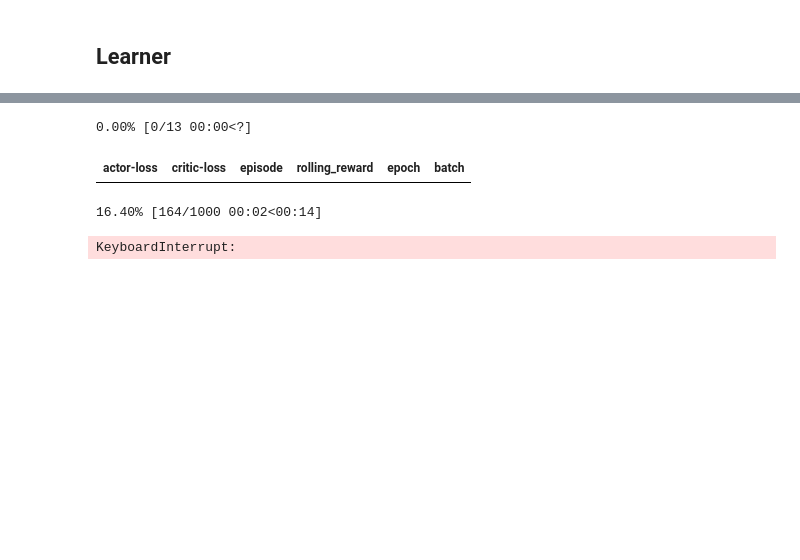
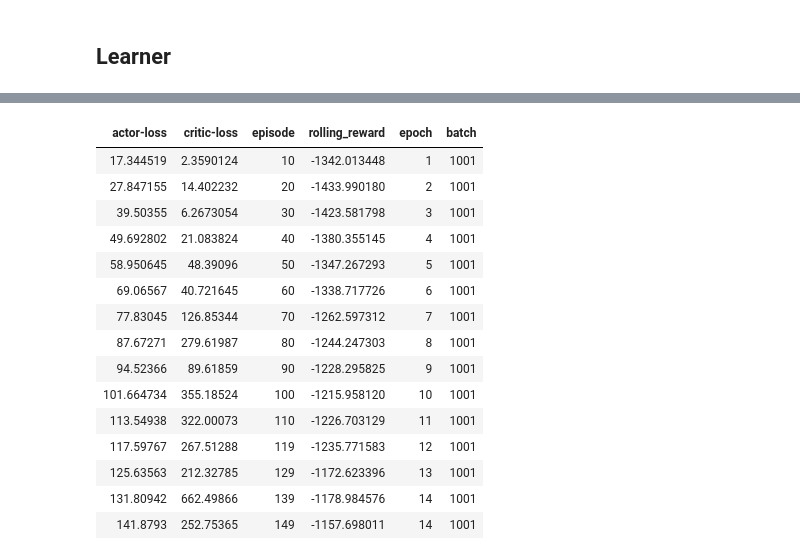
Before and after one commit to josiahls/fastrl, a Jupyter notebook: nbs/07_Agents/02_Continuous/12s_agents.ddpg.ipynb, the cells around one changed output, grey strips where cells are left out. Saved outputs shown, nothing was run; the diff lists cells and outputs as text; code cells hidden in the pictures; blank space fills up the shorter version.

```diff
--- a/nbs/07_Agents/02_Continuous/12s_agents.ddpg.ipynb
+++ b/nbs/07_Agents/02_Continuous/12s_agents.ddpg.ipynb
@@ -304,7 +304,8 @@ class Actor(Module):
             )
 
         self.layers.apply(init_kaiming_normal_weights)
-        final_layer_init_fn(self.layers[-2])
+        if final_layer_init_fn is not None:
+            final_layer_init_fn(self.layers[-2])
 
     def forward(self,x): return self.layers(x)
 
@@ -565,6 +596,7 @@ def DDPGAgent(
     # Any augmentations to the DDPG agent.
     dp_augmentation_fns:Optional[List[DataPipeAugmentationFn]]=None
 )->AgentHead:
+    "Produces continuous action outputs."
     agent_base = AgentBase(model,logger_bases=ifnone(logger_bases,[CacheLoggerBase()]))
     agent = StepFieldSelector(agent_base,field='state')
     agent = InputInjester(agent)
@@ -737,10 +776,16 @@ losses can be cached for showing."""
 class SoftTargetUpdater(dp.iter.IterDataPipe):
     def __init__(
             self,
-            source_datapipe,
-            model,
+            # Expected to produces batch elements, however could be anything
+            # since `SoftTargetUpdater` only tracks the number of iters.
+            source_datapipe:DataPipe,
+            # The model to be soft copied from
+            model:nn.Module,
+            # How often to soft copy the model as:
+            # `n_batch%target_sync==0`
             target_sync:int=1,
-            tau:int=0.001
+            # A percent of the model to copy to the target.
+            tau:float=0.001
         ):
         self.source_datapipe = source_datapipe
         self.model = model
@@ -759,5 +804,10 @@ class SoftTargetUpdater(dp.iter.IterDataPipe):
             if self.n_batch%self.target_sync==0:
                 for tp, fp in zip(self.target_model.parameters(), self.model.parameters()):
                     tp.data.copy_(self.tau * fp.data + (1.0 - self.tau) * tp.data)
+            self.n_batch+=1
 
-            self.n_batch+=1
+add_docs(
+SoftTargetUpdater,
+"""Soft-Copies `model` to a `target_model` (internal) every `target_sync` batches.""",
+to="Executes `to` on `target_model` and `model`"
+)
@@ -764,12 +826,20 @@ class SoftTargetUpdater(dp.iter.IterDataPipe):
 # %%
 #|export
 def get_target_model(
-        model,
-        pipe,
-        model_cls,
-        target_updater_cls=(SoftTargetUpdater,),
+        # If `model` is not none, then we assume it to be the target model
+        # and simply return it, otherwise we search for a `target_model`
+        model:Optional[nn.Module],
+        # The pipe to start search along
+        pipe:DataPipe,
+        # The class of the model we are looking for
+        model_cls:nn.Module,
+        # A tuple of datapipes that have a field called `target_model`.
+        # `get_target_model` will look for these in `pipe`
+        target_updater_cls:Tuple[DataPipe]=(SoftTargetUpdater,),
+        # Verbose output
         debug:bool=False
     ):
+        "Basic utility for getting the 'target' version of `model_cls` in `pipe`"
         if model is not None: return model
         target_updaters = []
         for target_updater in target_updater_cls:
@@ -931,35 +1156,47 @@ def DDPGLearner(
 # %%
 #|eval:false
 # Setup Loggers
 logger_base = ProgressBarLogger(epoch_on_pipe=EpocherCollector,
                  batch_on_pipe=BatchCollector)
 
 # Setup up the core NN
 torch.manual_seed(0)
-
 actor = Actor(3,1)
 critic = Critic(3,1)
 
 # Setup the Agent
 agent = DDPGAgent(actor,[logger_base],max_steps=5000,min_epsilon=0.1)
 
 # Setup the DataBlock
 block = DataBlock(
     GymTransformBlock(agent=agent,nsteps=2,nskips=2,firstlast=True), # We basically merge 2 steps into 1 and skip.
     (GymTransformBlock(agent=agent,n=400,nsteps=2,nskips=2,firstlast=True,include_images=True),VSCodeTransformBlock())
 )
 dls = L(block.dataloaders(['Pendulum-v1']*1))
 # Setup the Learner
 learner = DDPGLearner(actor,critic,dls,logger_bases=[logger_base],
                       bs=128,max_sz=20_000,nsteps=2,
-                      batches=1000)
+                      batches=1000,
+                      device='cpu')
 # learner.fit(1)
-learner.fit(13)
+learner.fit(15)
 # %% [output]
-0.00% [0/13 00:00<?]
 | actor-loss | critic-loss | episode | rolling_reward | epoch | batch |
+| 17.344519 | 2.3590124 | 10 | -1342.013448 | 1 | 1001 |
+| 27.847155 | 14.402232 | 20 | -1433.990180 | 2 | 1001 |
+| 39.50355 | 6.2673054 | 30 | -1423.581798 | 3 | 1001 |
+| 49.692802 | 21.083824 | 40 | -1380.355145 | 4 | 1001 |
+| 58.950645 | 48.39096 | 50 | -1347.267293 | 5 | 1001 |
+| 69.06567 | 40.721645 | 60 | -1338.717726 | 6 | 1001 |
+| 77.83045 | 126.85344 | 70 | -1262.597312 | 7 | 1001 |
+| 87.67271 | 279.61987 | 80 | -1244.247303 | 8 | 1001 |
+| 94.52366 | 89.61859 | 90 | -1228.295825 | 9 | 1001 |
+| 101.664734 | 355.18524 | 100 | -1215.958120 | 10 | 1001 |
+| 113.54938 | 322.00073 | 110 | -1226.703129 | 11 | 1001 |
+| 117.59767 | 267.51288 | 119 | -1235.771583 | 12 | 1001 |
+| 125.63563 | 212.32785 | 129 | -1172.623396 | 13 | 1001 |
+| 131.80942 | 662.49866 | 139 | -1178.984576 | 14 | 1001 |
+| 141.8793 | 252.75365 | 149 | -1157.698011 | 14 | 1001 |
-16.40% [164/1000 00:02<00:14]
-KeyboardInterrupt:
 # %%
 learner.validate()
 # %% [output]
```
Also changed, not shown: parts of 18 cells of this notebook, 4 other files.
